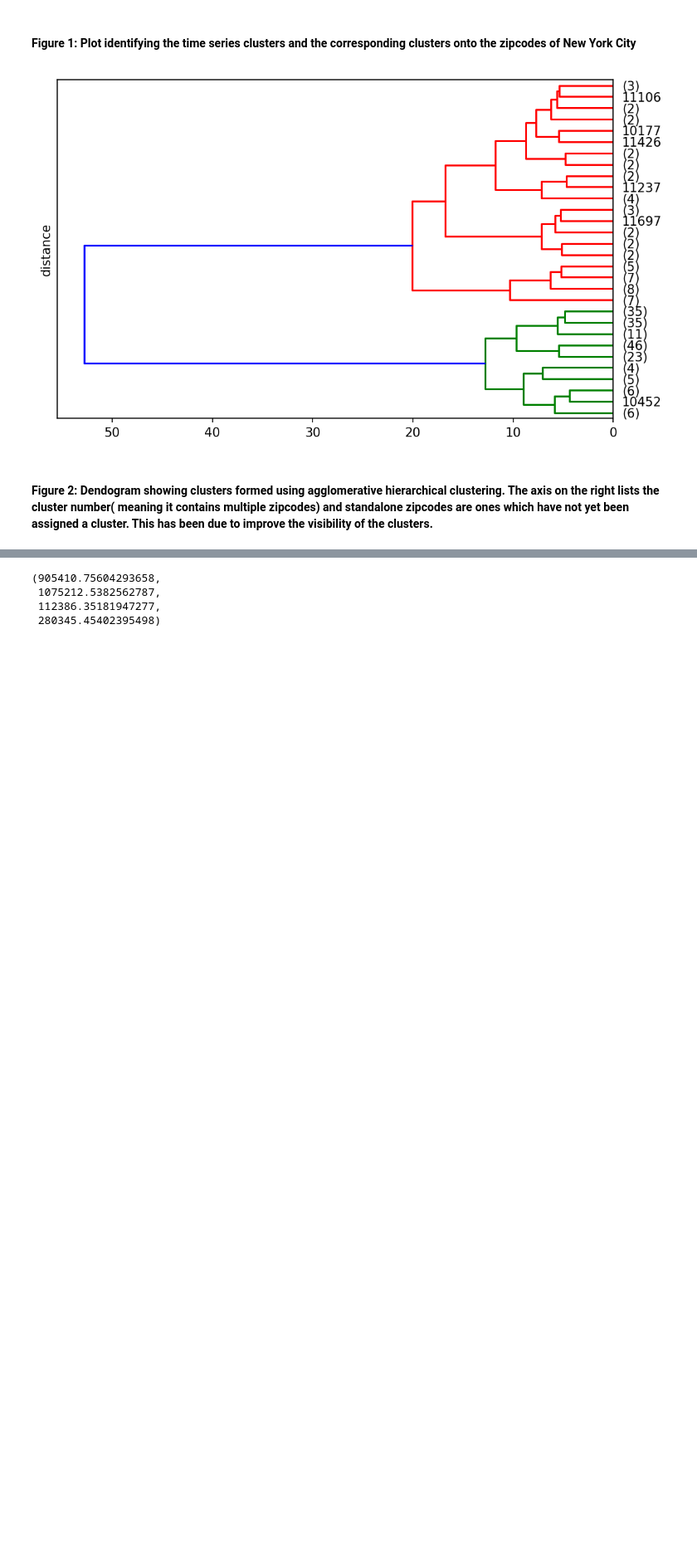
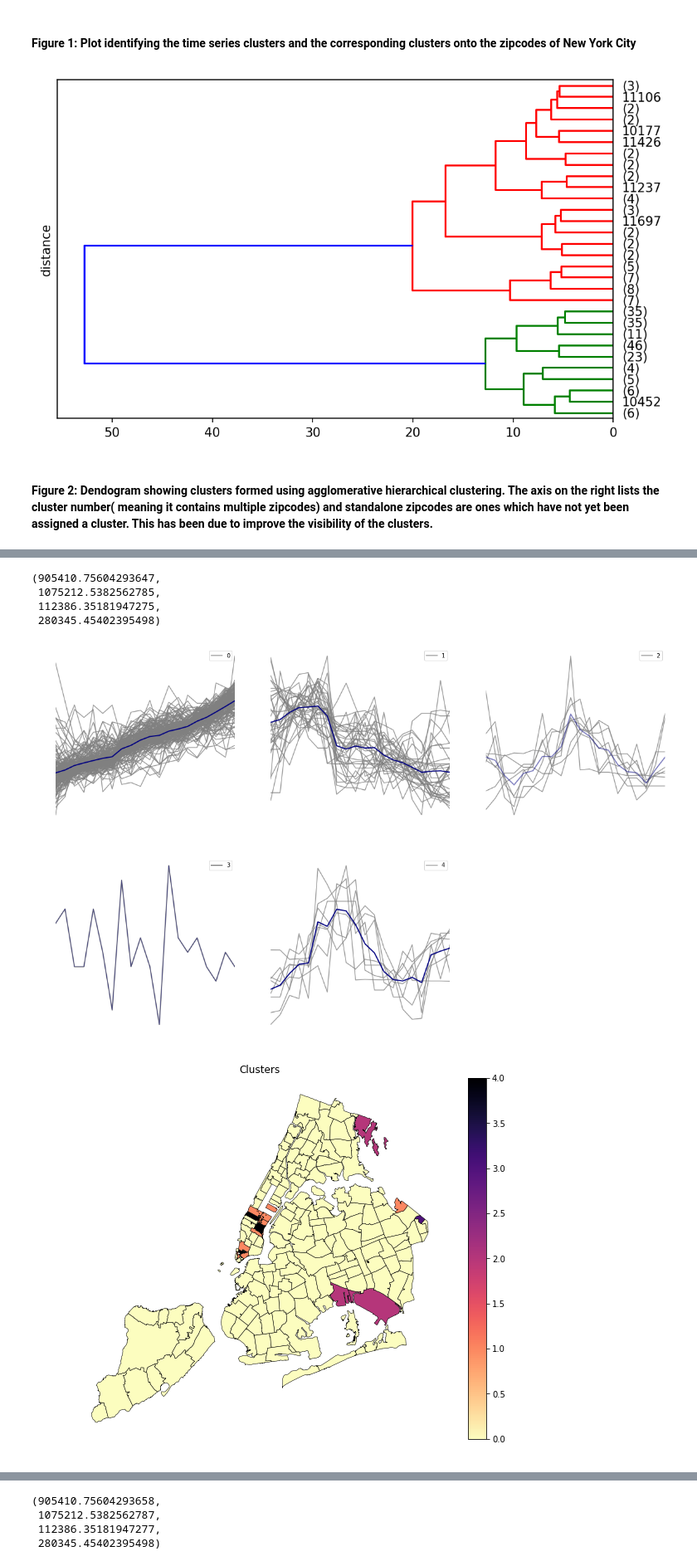
Before and after one commit to vvt221/PUI2018_vvt221, a Jupyter notebook: HW12_vvt221/Assignment1_vvt221.ipynb, the cells around one changed output, grey strips where cells are left out. Shown at 83% size. Drawn from its saved outputs; the diff is of its cells as text; code cells hidden in the pictures; blank space fills up the shorter version.

```diff
--- a/HW12_vvt221/Assignment1_vvt221.ipynb
+++ b/HW12_vvt221/Assignment1_vvt221.ipynb
@@ -336,0 +320,15 @@ pl.axis('off')
+# %%
+agc_clusters_cl1 = agc_clusters[agc_clusters['clusterlabel']== 0]
+agc_clusters_cl1.drop('clusterlabel',axis=1,inplace=1)
+
+agc_clusters_cl2 = agc_clusters[agc_clusters['clusterlabel']== 1]
+agc_clusters_cl2.drop('clusterlabel',axis=1,inplace=1)
+
+agc_clusters_cl3 = agc_clusters[agc_clusters['clusterlabel']== 2]
+agc_clusters_cl3.drop('clusterlabel',axis=1,inplace=1)
+
+agc_clusters_cl4 = agc_clusters[agc_clusters['clusterlabel']== 3]
+agc_clusters_cl4.drop('clusterlabel',axis=1,inplace=1)
+
+agc_clusters_cl5 = agc_clusters[agc_clusters['clusterlabel']== 4]
+agc_clusters_cl5.drop('clusterlabel',axis=1,inplace=1)
@@ -337 +352,58 @@ pl.axis('off')
+# %%
+fig = pl.figure(figsize=(20,20))
+
+ax1 = fig.add_subplot(331)
+agc_clusters_cl1.T.plot(ax=ax1,color='grey',legend=False,alpha=0.8)
+agc_clusters_cl1.mean().T.plot(color='navy',linewidth=2.0)
+pl.axis('off')
+pl.legend([0])
+
+ax2 = fig.add_subplot(332)
+agc_clusters_cl2.T.plot(ax=ax2,color='grey',label='False',alpha=0.8)
+agc_clusters_cl2.mean().T.plot(color='navy',label=1,linewidth=2.0)
+pl.axis('off')
+pl.legend([1])
+
+ax3 = fig.add_subplot(333)
+agc_clusters_cl3.T.plot(ax=ax3,color='grey',legend=False,alpha=0.8)
+agc_clusters_cl3.mean().T.plot(color='navy',linewidth=2.0,alpha=0.5)
+pl.axis('off')
+pl.legend([2])
+
+ax4 = fig.add_subplot(334)
+agc_clusters_cl4.T.plot(ax=ax4,color='grey',legend=False,alpha=1.0,linewidth=2.0)
+agc_clusters_cl4.mean().T.plot(color='navy',linewidth=1.0,alpha=0.5)
+pl.axis('off')
+pl.legend([3])
+
+ax5 = fig.add_subplot(335)
+agc_clusters_cl5.T.plot(ax=ax5,color='grey',legend=False,alpha=0.8)
+agc_clusters_cl5.mean().T.plot(color='navy',linewidth=2.0)
+pl.axis('off')
+pl.legend([4])
+
+
+#ax6 = fig.add_subplot(338)
+#nyczipsshp_plot.plot(ax=ax6, column='clusterlabel',cmap='Blues',figsize=(20,20),legend=True,label='clusters')
+#pl.axis('off')
+
+
+
+
+fig,ax = pl.subplots(figsize=(10,8))
+
+nyczipsshp_plot_agc.plot(ax=ax, column='clusterlabel',cmap='magma_r',figsize=(20,20),legend=True,label='clusters',edgecolor='black' ,linewidth=0.5)
+#pl.colorbar(ticks=range(5), label=[0,1,2,3,4])
+
+ax.legend()
+ax.set_title('Clusters')
+#cb = pl.colorbar(ax=ax, orientation='horizontal')
+pl.axis('off')
+# %% [output]
+(905410.75604293647,
+ 1075212.5382562785,
+ 112386.35181947275,
+ 280345.45402395498)
+[figure, added]
+[figure, added]
 # %% [markdown]
```
Also changed, not shown: parts of 5 cells of this notebook, 1 other file.
